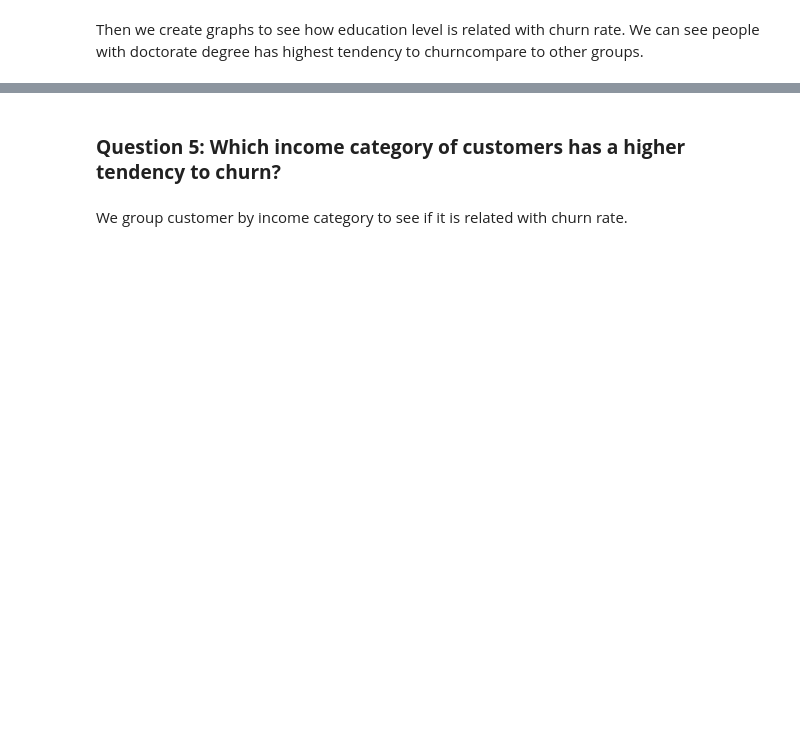
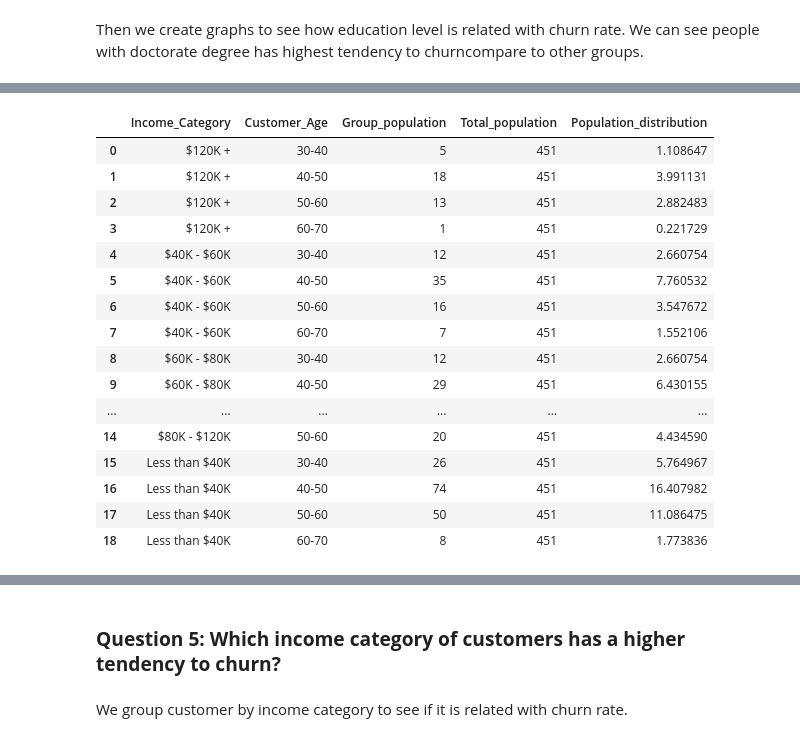
Before and after one commit to zhouchun0105/credit-card-churners, a Jupyter notebook: SUBMIT_creditcard_churners_team1.ipynb, the cells around one changed output, grey strips where cells are left out. Saved outputs shown, nothing was run; the diff lists cells and outputs as text; code cells hidden in the pictures; blank space fills up the shorter version.

Commit message:
updated deep question and code for educational level

```diff
--- a/SUBMIT_creditcard_churners_team1.ipynb
+++ b/SUBMIT_creditcard_churners_team1.ipynb
@@ -250,0 +301,20 @@ Education_Level.plot(kind='pie', x='Education_Level', y='Churn_rate', labels=lab
+# %%
+Education_Level_Doctorate1
+# %% [output]
+|  | Income_Category | Customer_Age | Group_population | Total_population | Population_distribution |
+| 0 | $120K + | 30-40 | 5 | 451 | 1.108647 |
+| 1 | $120K + | 40-50 | 18 | 451 | 3.991131 |
+| 2 | $120K + | 50-60 | 13 | 451 | 2.882483 |
+| 3 | $120K + | 60-70 | 1 | 451 | 0.221729 |
+| 4 | $40K - $60K | 30-40 | 12 | 451 | 2.660754 |
+| 5 | $40K - $60K | 40-50 | 35 | 451 | 7.760532 |
+| 6 | $40K - $60K | 50-60 | 16 | 451 | 3.547672 |
+| 7 | $40K - $60K | 60-70 | 7 | 451 | 1.552106 |
+| 8 | $60K - $80K | 30-40 | 12 | 451 | 2.660754 |
+| 9 | $60K - $80K | 40-50 | 29 | 451 | 6.430155 |
+| ... | ... | ... | ... | ... | ... |
+| 14 | $80K - $120K | 50-60 | 20 | 451 | 4.434590 |
+| 15 | Less than $40K | 30-40 | 26 | 451 | 5.764967 |
+| 16 | Less than $40K | 40-50 | 74 | 451 | 16.407982 |
+| 17 | Less than $40K | 50-60 | 50 | 451 | 11.086475 |
+| 18 | Less than $40K | 60-70 | 8 | 451 | 1.773836 |
```
Also changed, not shown: parts of 10 cells of this notebook.
